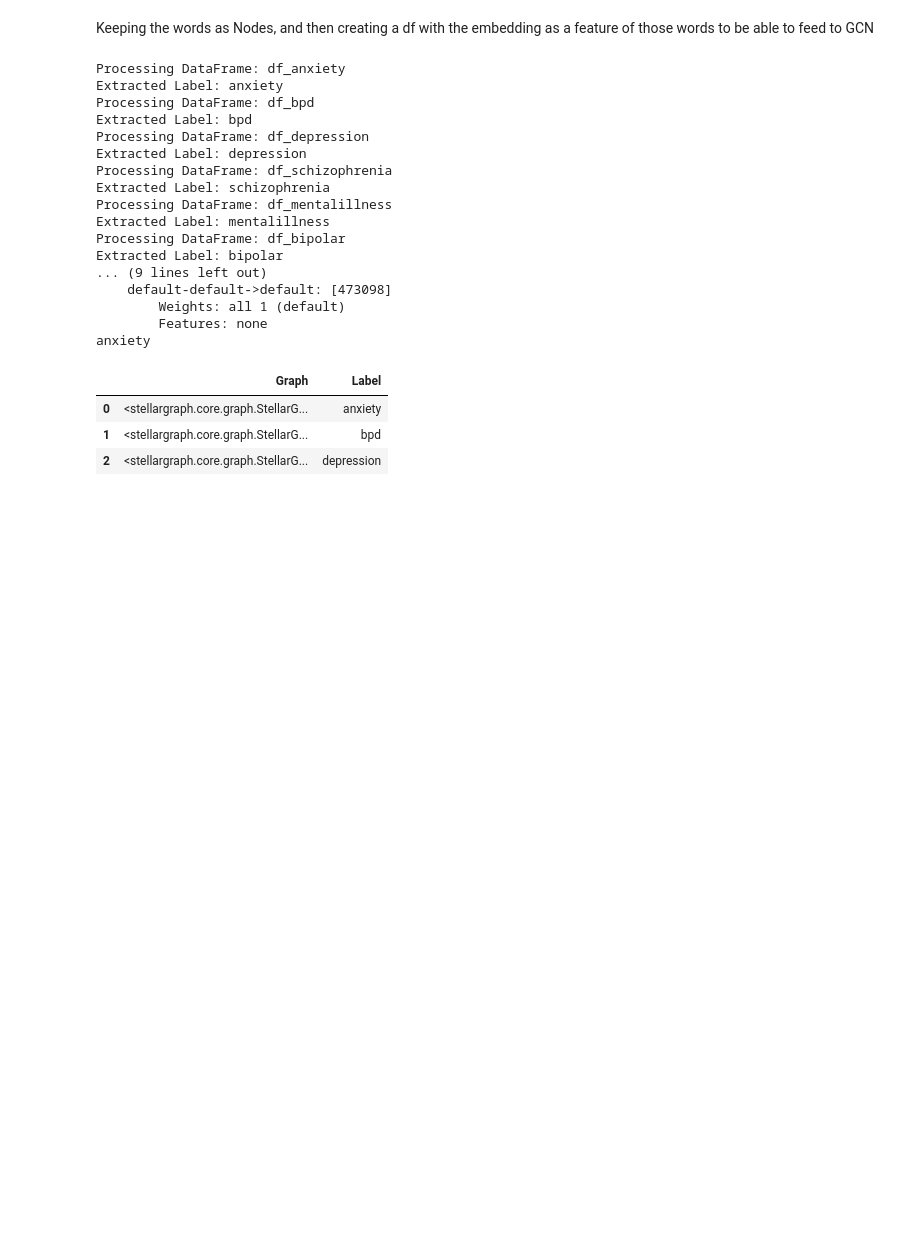
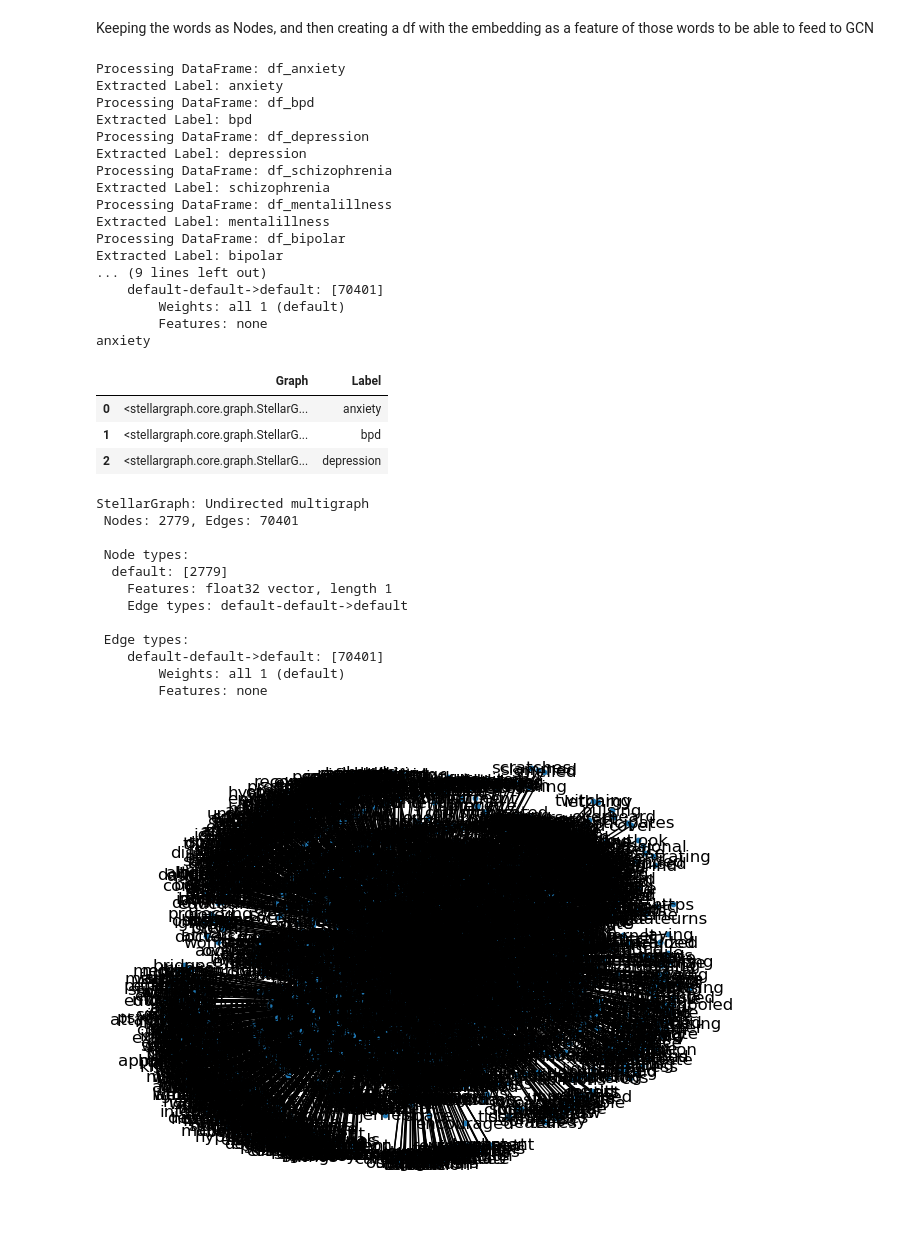
Before and after one commit to BigDataAssignment/mining-large-scale-data, a Jupyter notebook: gnn_mod.ipynb, the cells around one changed output. Drawn from its saved outputs; the diff is of its cells as text; code cells hidden in the pictures; blank space fills up the shorter version.

```diff
--- a/gnn_mod.ipynb
+++ b/gnn_mod.ipynb
@@ -101,7 +101,7 @@ def fetch_mental_health_disorder_data(session):
         disorder_name = mental_health_disorder_node.get("name")
         print(f"Mental Health Disorder Name: {disorder_name}")
 
-        relationships_query = "MATCH path=(m:Mental_Health_Disorder)-[r*1..5]-(n) WHERE ID(m) = $mental_health_disorder_node_id RETURN path LIMIT 100000"  # LIMIT 1000 #Change Limit number to any number. Can remove for whole graph
+        relationships_query = "MATCH path=(m:Mental_Health_Disorder)-[r*1..5]-(n) WHERE ID(m) = $mental_health_disorder_node_id RETURN path LIMIT 15000"  # LIMIT 1000 #Change Limit number to any number. Can remove for whole graph
         relationships_result = session.run(
             relationships_query,
             {"mental_health_disorder_node_id": mental_health_disorder_node.id},
@@ -244,7 +237,7 @@ Extracted Label: mentalillness
 Processing DataFrame: df_bipolar
 Extracted Label: bipolar
 ... (9 lines left out)
-    default-default->default: [473098]
+    default-default->default: [70401]
         Weights: all 1 (default)
         Features: none
 anxiety
@@ -252,6 +245,35 @@ anxiety
 | 0 | <stellargraph.core.graph.StellarG... | anxiety |
 | 1 | <stellargraph.core.graph.StellarG... | bpd |
 | 2 | <stellargraph.core.graph.StellarG... | depression |
+# %%
+
+import networkx as nx
+import matplotlib.pyplot as plt
+
+
+graph_to_visualize = stellar_graphs[0]
+print(graph_to_visualize.info())
+
+
+nx_graph = graph_to_visualize.to_networkx()
+
+# pos = nx.spring_layout(nx_graph)
+# nx.draw(nx_graph, pos, with_labels=True, node_size=10)
+# plt.show()
+# %% [output]
+StellarGraph: Undirected multigraph
+ Nodes: 2779, Edges: 70401
+
+ Node types:
+  default: [2779]
+    Features: float32 vector, length 1
+    Edge types: default-default->default
+
+ Edge types:
+    default-default->default: [70401]
+        Weights: all 1 (default)
+        Features: none
+[figure, added]
 # %%
 from stellargraph import StellarGraph
 from stellargraph.data import BiasedRandomWalk
```
Also changed, not shown: parts of 6 cells of this notebook, 2 other files.
